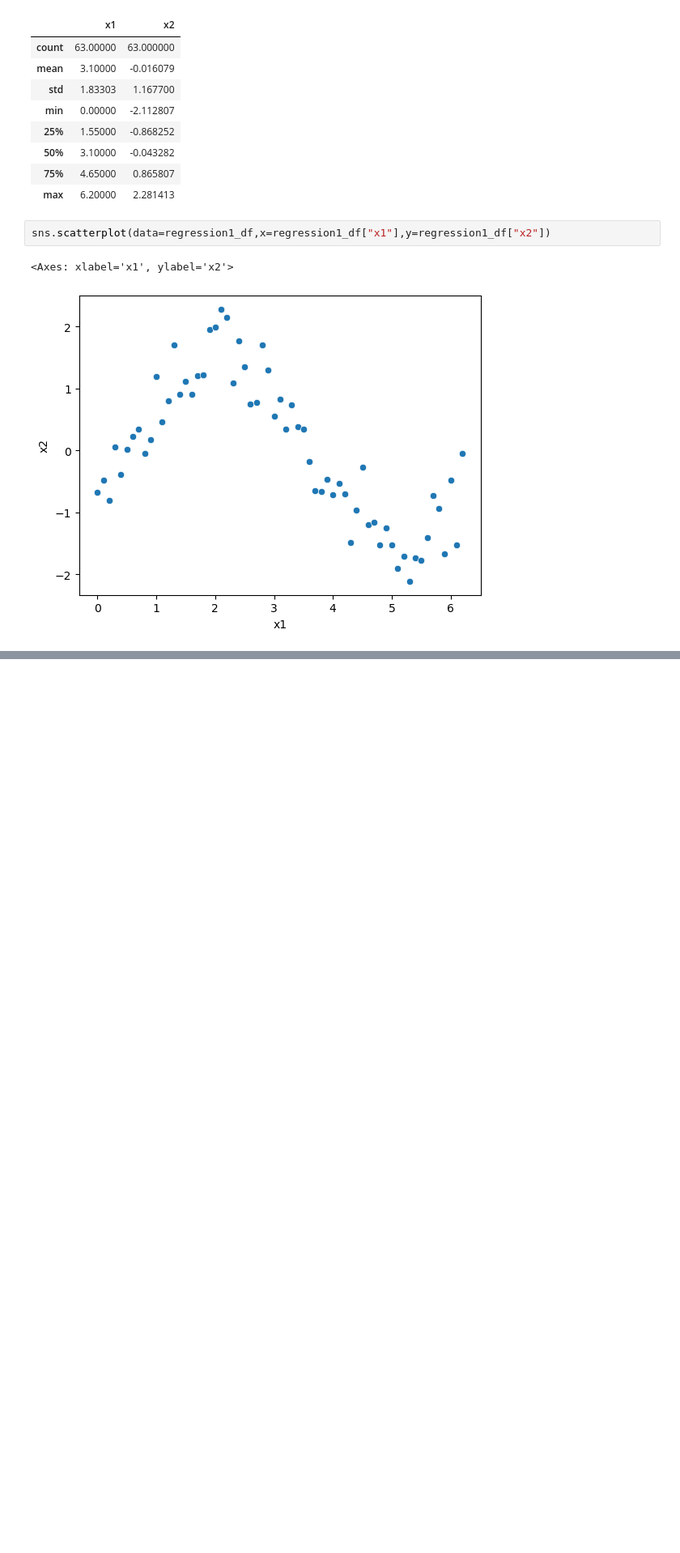
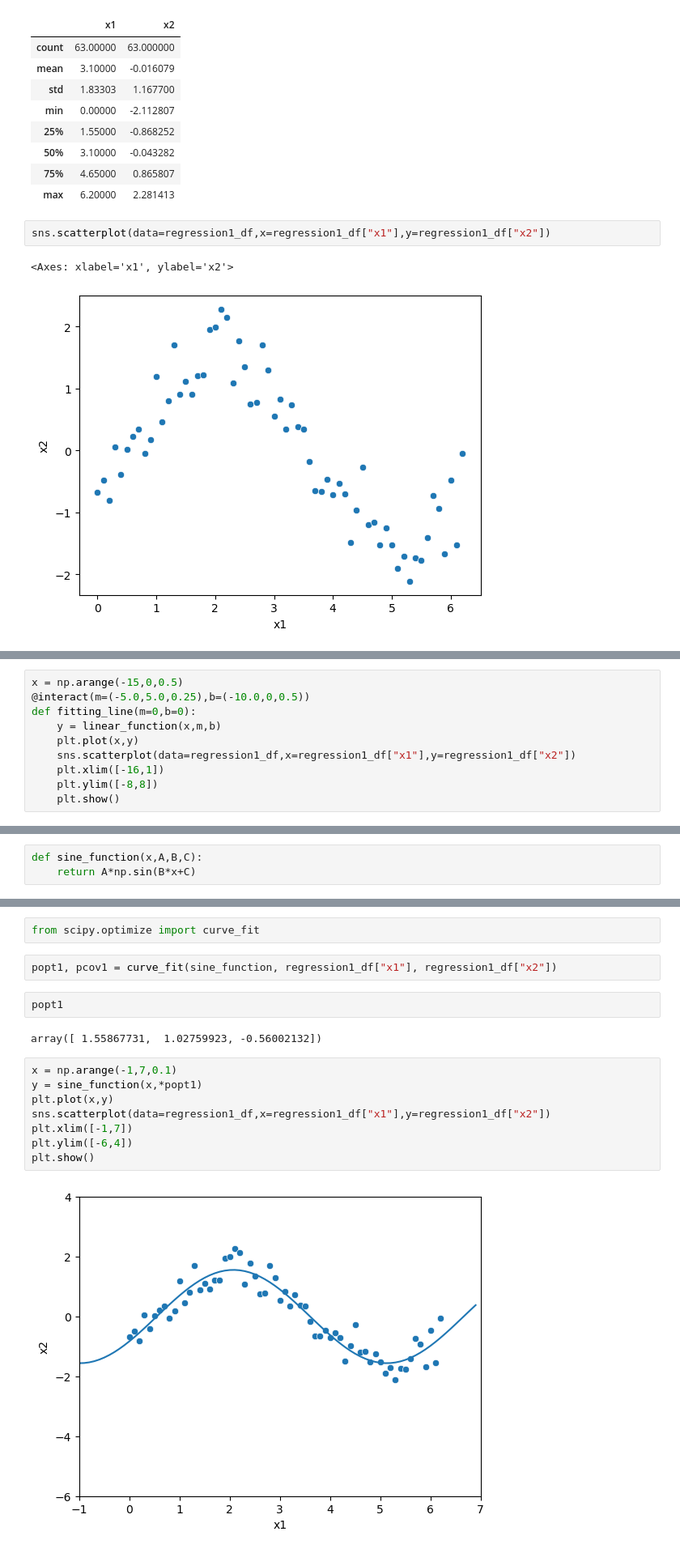
Before and after one commit to KavileBhagavathi/DSSS_Scripts, a Jupyter notebook: Assignment7/assignment7.ipynb, the cells around one changed output, grey strips where cells are left out. Shown: that part at 81% size. Drawn from its saved outputs; the diff is of its cells as text; blank space fills up the shorter version.

```diff
--- a/Assignment7/assignment7.ipynb
+++ b/Assignment7/assignment7.ipynb
@@ -59,0 +81,10 @@ sns.scatterplot(data=regression2_df,x=regression2_df["x1"],y=regression2_df["x2"
+# %%
+x = np.arange(-15,0,0.5)
+@interact(m=(-5.0,5.0,0.25),b=(-10.0,0,0.5))
+def fitting_line(m=0,b=0):
+    y = linear_function(x,m,b)
+    plt.plot(x,y)
+    sns.scatterplot(data=regression1_df,x=regression1_df["x1"],y=regression1_df["x2"])
+    plt.xlim([-16,1])
+    plt.ylim([-8,8])
+    plt.show()
@@ -59,0 +115,3 @@ sns.scatterplot(data=regression2_df,x=regression2_df["x1"],y=regression2_df["x2"
+# %%
+def sine_function(x,A,B,C):
+    return A*np.sin(B*x+C)
@@ -59,0 +134,18 @@ sns.scatterplot(data=regression2_df,x=regression2_df["x1"],y=regression2_df["x2"
+# %%
+from scipy.optimize import curve_fit
+# %%
+popt1, pcov1 = curve_fit(sine_function, regression1_df["x1"], regression1_df["x2"])
+# %%
+popt1
+# %% [output]
+array([ 1.55867731,  1.02759923, -0.56002132])
+# %%
+x = np.arange(-1,7,0.1)
+y = sine_function(x,*popt1)
+plt.plot(x,y)
+sns.scatterplot(data=regression1_df,x=regression1_df["x1"],y=regression1_df["x2"])
+plt.xlim([-1,7])
+plt.ylim([-6,4])
+plt.show()
+# %% [output]
+[figure, added]
```
Also changed, not shown: parts of 19 cells of this notebook, 1 other file.
